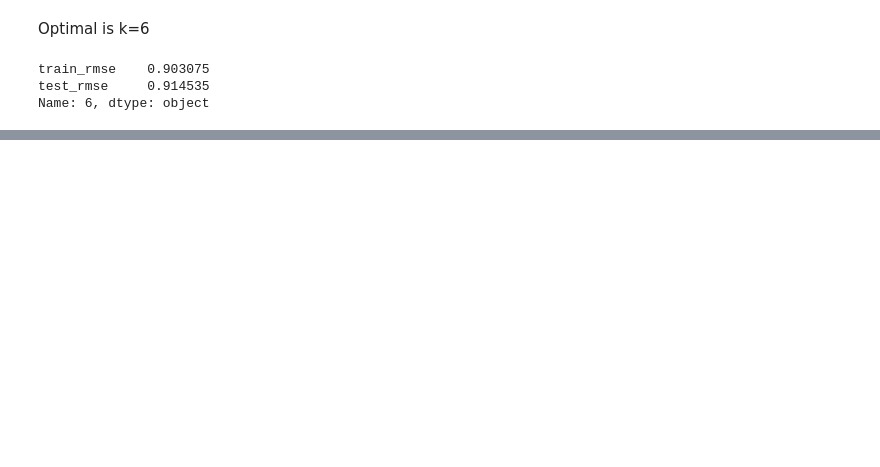
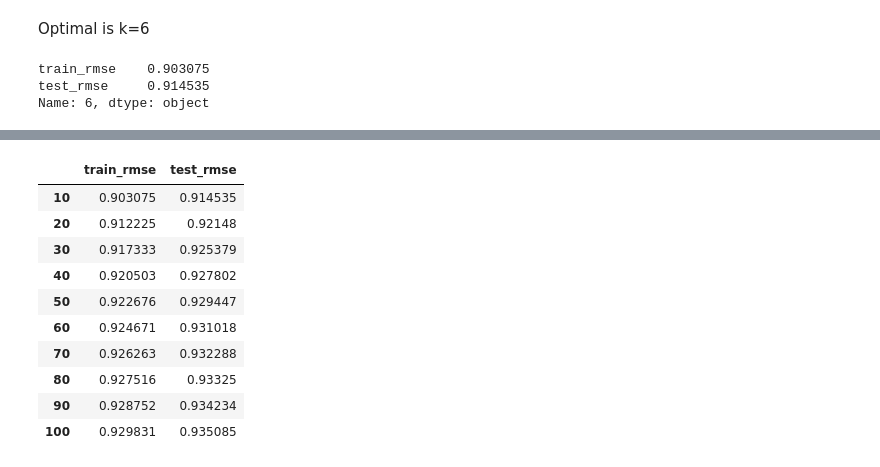
Before and after one commit to michaelfronda/ISYE6740-CDA-FInal-Project, a Jupyter notebook: Jackie4-TuningParameters.ipynb, the cells around one changed output, grey strips where cells are left out. Cells and saved outputs as stored; diff of their text form; code cells hidden in the pictures; blank space fills up the shorter version.

```diff
--- a/Jackie4-TuningParameters.ipynb
+++ b/Jackie4-TuningParameters.ipynb
@@ -457,0 +283,14 @@ mat_bookavg
+# %%
+errors4neighs
+# %% [output]
+|  | train_rmse | test_rmse |
+| 10 | 0.903075 | 0.914535 |
+| 20 | 0.912225 | 0.92148 |
+| 30 | 0.917333 | 0.925379 |
+| 40 | 0.920503 | 0.927802 |
+| 50 | 0.922676 | 0.929447 |
+| 60 | 0.924671 | 0.931018 |
+| 70 | 0.926263 | 0.932288 |
+| 80 | 0.927516 | 0.93325 |
+| 90 | 0.928752 | 0.934234 |
+| 100 | 0.929831 | 0.935085 |
```
Also changed, not shown: parts of 25 cells of this notebook, 2 other files.
